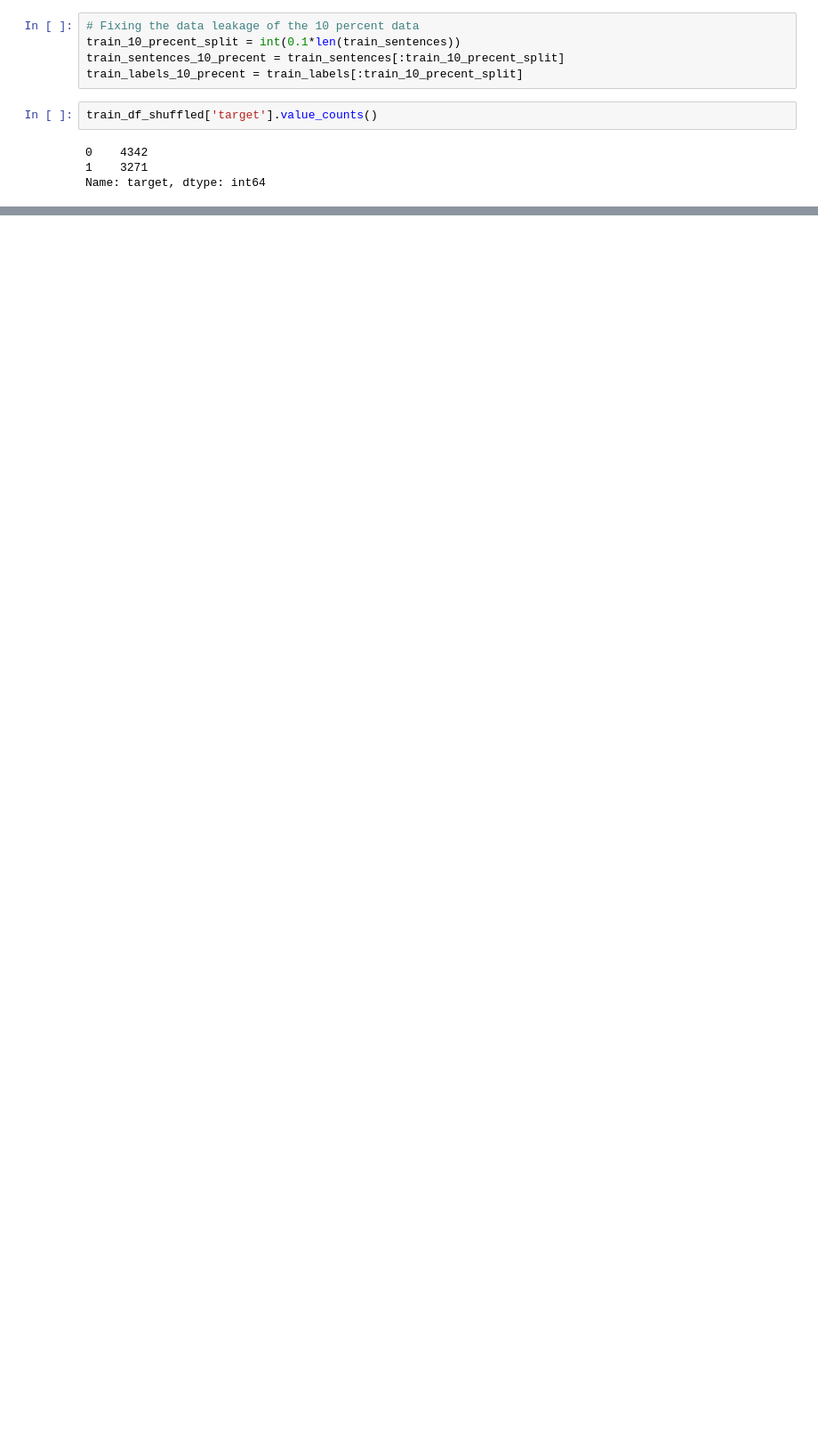
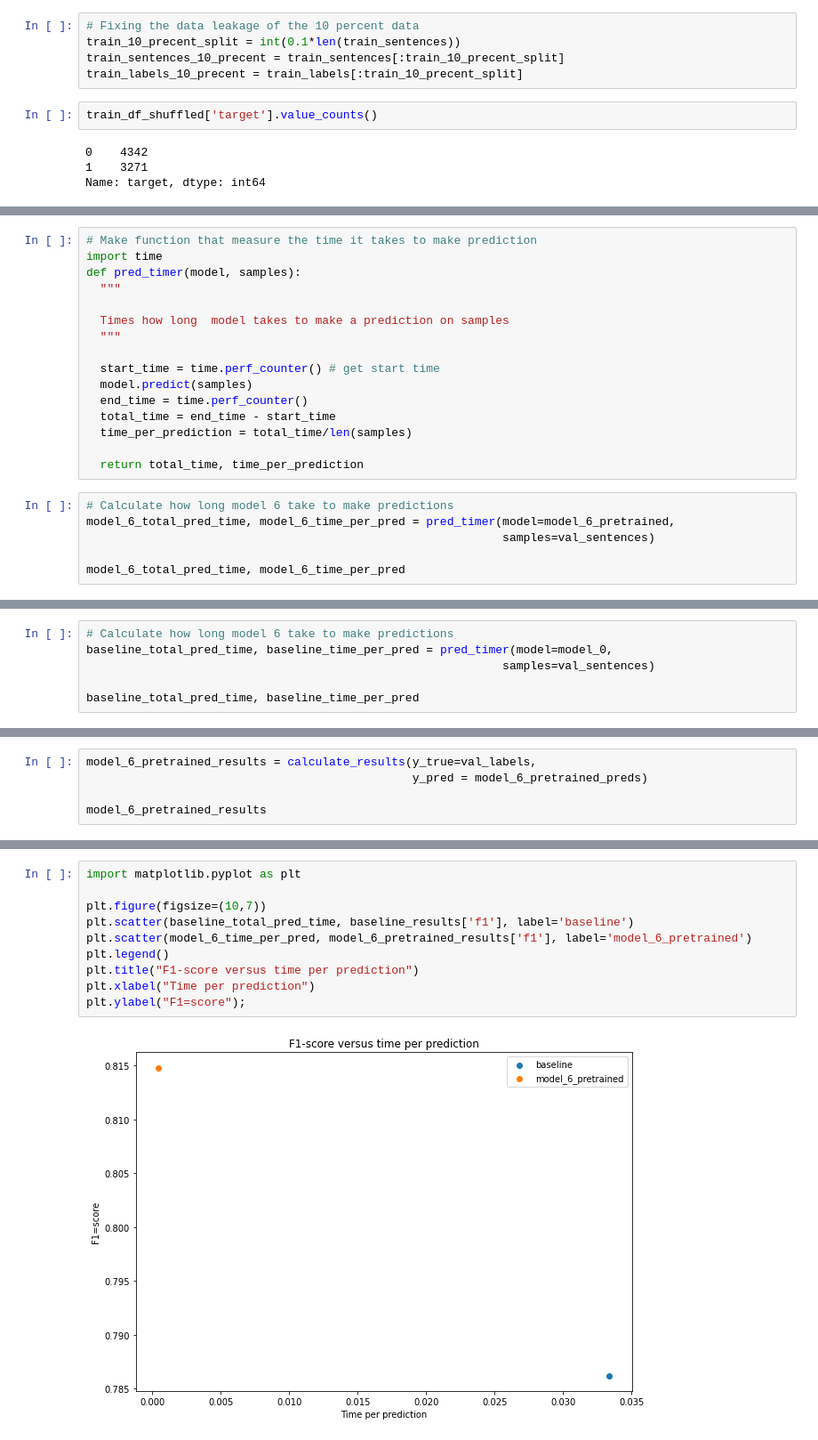
Before and after one commit to Kgs-Mathaba/TensorFlow_DC_ZTM, a Jupyter notebook: 08_Introduction_to_NLP_in_Tensorflow.ipynb, the cells around one changed output, grey strips where cells are left out. Shown at 89% size. Drawn from its saved outputs; the diff is of its cells as text; blank space fills up the shorter version.

```diff
--- a/08_Introduction_to_NLP_in_Tensorflow.ipynb
+++ b/08_Introduction_to_NLP_in_Tensorflow.ipynb
@@ -1163,0 +1366,22 @@ Epoch 5/5
+# %%
+# Make function that measure the time it takes to make prediction
+import time
+def pred_timer(model, samples):
+  """
+
+  Times how long  model takes to make a prediction on samples
+  """
+
+  start_time = time.perf_counter() # get start time
+  model.predict(samples)
+  end_time = time.perf_counter()
+  total_time = end_time - start_time
+  time_per_prediction = total_time/len(samples)
+
+  return total_time, time_per_prediction
+# %%
+# Calculate how long model 6 take to make predictions
+model_6_total_pred_time, model_6_time_per_pred = pred_timer(model=model_6_pretrained,
+                                                            samples=val_sentences)
+
+model_6_total_pred_time, model_6_time_per_pred
@@ -1163,0 +1390,6 @@ Epoch 5/5
+# %%
+# Calculate how long model 6 take to make predictions
+baseline_total_pred_time, baseline_time_per_pred = pred_timer(model=model_0,
+                                                            samples=val_sentences)
+
+baseline_total_pred_time, baseline_time_per_pred
@@ -1163,0 +1398,5 @@ Epoch 5/5
+# %%
+model_6_pretrained_results = calculate_results(y_true=val_labels,
+                                               y_pred = model_6_pretrained_preds)
+
+model_6_pretrained_results
@@ -1163,0 +1415,12 @@ Epoch 5/5
+# %%
+import matplotlib.pyplot as plt
+
+plt.figure(figsize=(10,7))
+plt.scatter(baseline_total_pred_time, baseline_results['f1'], label='baseline')
+plt.scatter(model_6_time_per_pred, model_6_pretrained_results['f1'], label='model_6_pretrained')
+plt.legend()
+plt.title("F1-score versus time per prediction")
+plt.xlabel("Time per prediction")
+plt.ylabel("F1=score");
+# %% [output]
+[figure, added]
```
Also changed, not shown: parts of 67 cells of this notebook.
